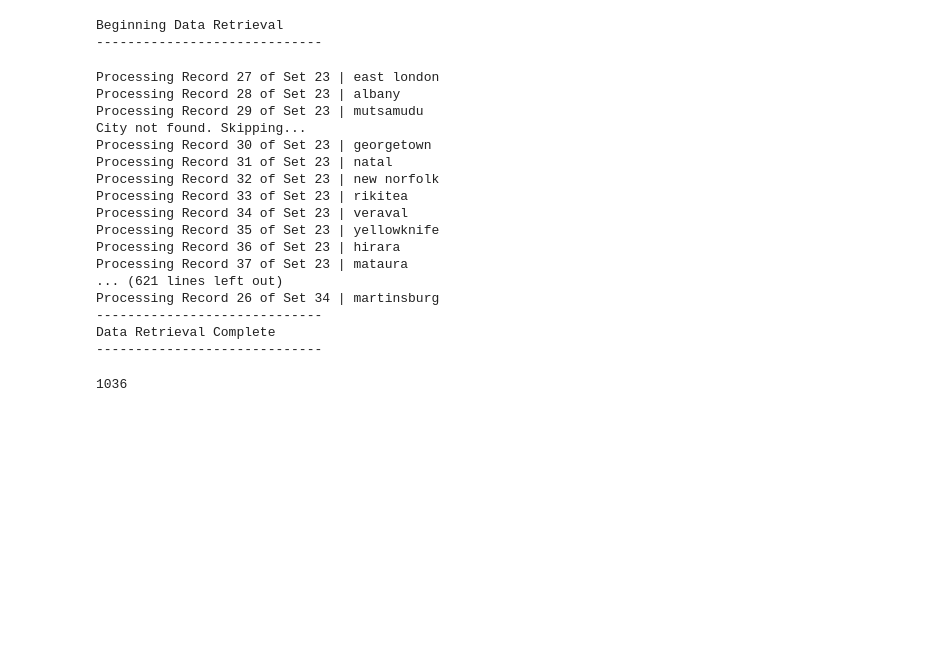
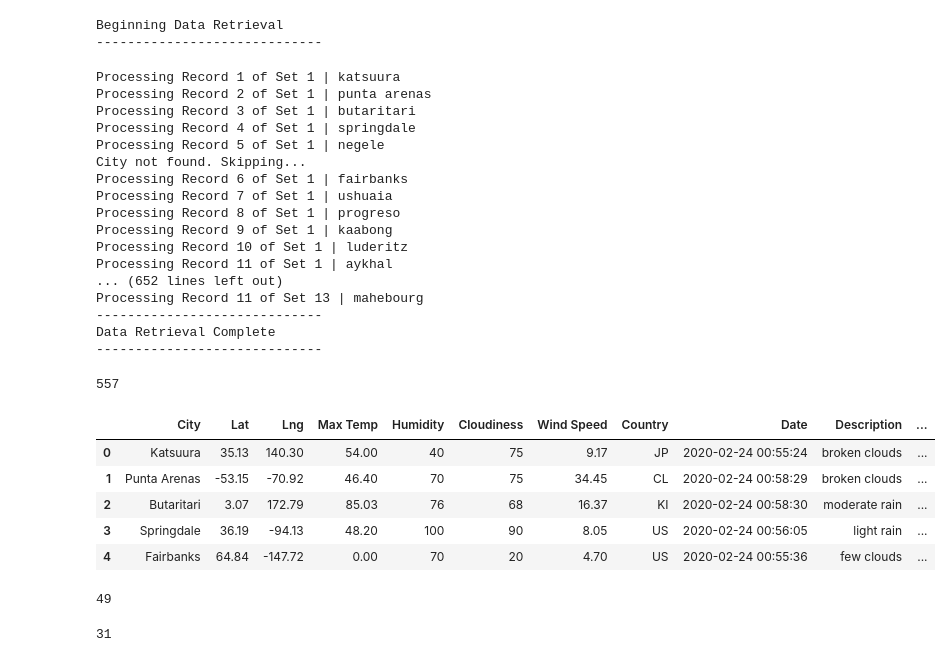
Before and after one commit to hhnguyenn/World_Weather_Analysis, a Jupyter notebook: Weather_Database.ipynb, the cells around one changed output. Drawn from its saved outputs; the diff is of its cells as text; code cells hidden in the pictures; blank space fills up the shorter version.

```diff
--- a/Weather_Database.ipynb
+++ b/Weather_Database.ipynb
@@ -107,6 +107,17 @@ for i, city in enumerate(cities):
         city_wind = city_weather["wind"]["speed"]
         city_country = city_weather["sys"]["country"]
         city_description = city_weather["weather"][0]["description"]
+
+        try:
+            city_rain=city_weather["rain"]["3h"]
+        except:
+            city_rain=("0")
+
+        try:
+            city_snow=city_weather["snow"]["3h"]
+        except:
+            city_snow=("0")
+
         # Convert the date to ISO standard.
         city_date = datetime.utcfromtimestamp(city_weather["dt"]).strftime('%Y-%m-%d %H:%M:%S')
         # Append the city information into city_data list.
@@ -119,7 +130,9 @@ for i, city in enumerate(cities):
                           "Wind Speed": city_wind,
                           "Country": city_country,
                           "Date": city_date,
-                          "Description": city_description})
+                          "Description": city_description,
+                          "Rain inches last 3 hours": city_rain,
+                          "Snow inches last 3 hours": city_snow})
 
 # If an error is experienced, skip the city.
     except:
@@ -131,24 +144,35 @@ print("-----------------------------")
 print("Data Retrieval Complete      ")
 print("-----------------------------")
 # %% [output]
-Processing Record 27 of Set 23 | east london
-Processing Record 28 of Set 23 | albany
-Processing Record 29 of Set 23 | mutsamudu
+Processing Record 1 of Set 1 | katsuura
+Processing Record 2 of Set 1 | punta arenas
+Processing Record 3 of Set 1 | butaritari
+Processing Record 4 of Set 1 | springdale
+Processing Record 5 of Set 1 | negele
 City not found. Skipping...
-Processing Record 30 of Set 23 | georgetown
-Processing Record 31 of Set 23 | natal
-Processing Record 32 of Set 23 | new norfolk
-Processing Record 33 of Set 23 | rikitea
-Processing Record 34 of Set 23 | veraval
-Processing Record 35 of Set 23 | yellowknife
-Processing Record 36 of Set 23 | hirara
-Processing Record 37 of Set 23 | mataura
-... (621 lines left out)
-Processing Record 26 of Set 34 | martinsburg
+Processing Record 6 of Set 1 | fairbanks
+Processing Record 7 of Set 1 | ushuaia
+Processing Record 8 of Set 1 | progreso
+Processing Record 9 of Set 1 | kaabong
+Processing Record 10 of Set 1 | luderitz
+Processing Record 11 of Set 1 | aykhal
+... (652 lines left out)
+Processing Record 11 of Set 13 | mahebourg
 -----------------------------
 Data Retrieval Complete
 -----------------------------
 # %%
 len(city_data)
 # %% [output]
-1036
+557
+# %%
+#DataFrame
+city_data_df=pd.DataFrame(city_data)
+city_data_df.head()
+# %% [output]
+|  | City | Lat | Lng | Max Temp | Humidity | Cloudiness | Wind Speed | Country | Date | Description | ... |
+| 0 | Katsuura | 35.13 | 140.30 | 54.00 | 40 | 75 | 9.17 | JP | 2020-02-24 00:55:24 | broken clouds | ... |
+| 1 | Punta Arenas | -53.15 | -70.92 | 46.40 | 70 | 75 | 34.45 | CL | 2020-02-24 00:58:29 | broken clouds | ... |
+| 2 | Butaritari | 3.07 | 172.79 | 85.03 | 76 | 68 | 16.37 | KI | 2020-02-24 00:58:30 | moderate rain | ... |
+| 3 | Springdale | 36.19 | -94.13 | 48.20 | 100 | 90 | 8.05 | US | 2020-02-24 00:56:05 | light rain | ... |
+| 4 | Fairbanks | 64.84 | -147.72 | 0.00 | 70 | 20 | 4.70 | US | 2020-02-24 00:55:36 | few clouds | ... |
@@ -154,0 +183,8 @@ len(city_data)
+# %%
+sum(city_data_df["Rain inches last 3 hours"]!="0")
+# %% [output]
+49
+# %%
+sum(city_data_df["Snow inches last 3 hours"]!="0")
+# %% [output]
+31
```
Also changed, not shown: parts of 3 cells of this notebook, 11 other files.
